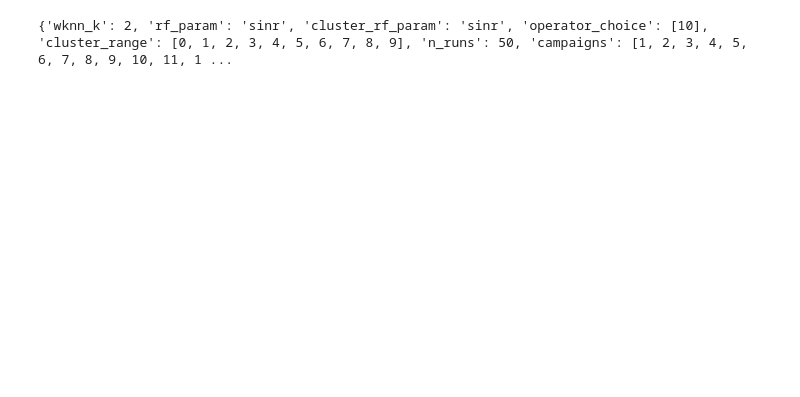
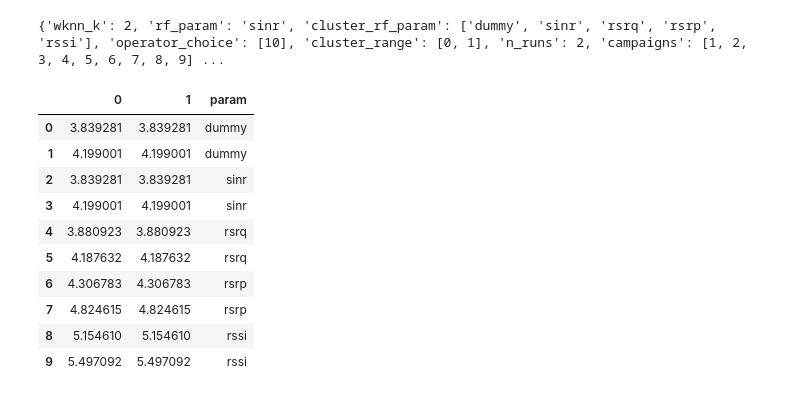
Before and after one commit to Andreas-Espelund/5G_localization, a Jupyter notebook: plotting/plot_clustering.ipynb, the cells around one changed output. Drawn from its saved outputs; the diff is of its cells as text; code cells hidden in the pictures; blank space fills up the shorter version.

```diff
--- a/plotting/plot_clustering.ipynb
+++ b/plotting/plot_clustering.ipynb
@@ -1,20 +1,33 @@
 # %%
 import json
 import os
 
 import pandas as pd
+import seaborn as sns
 
 # Plot the accuracy
 
-dir = '../data/results/experiments/beam_filter_experiment'
+dir = '../data/results/experiments/clustering_experiment_4'
 
 errors_df = pd.read_csv(os.path.join(dir, 'errors.csv')).drop(columns=['Unnamed: 0'])
 complexity_df = pd.read_csv(os.path.join(dir, 'complexity.csv')).drop(columns=['Unnamed: 0'])
-runtime_df = pd.read_csv(os.path.join(dir, 'runtime.csv')).drop(columns=['Unnamed: 0'])
 
 with open(os.path.join(dir, 'config.json')) as f:
     config = json.load(f)
 
 print(config)
+
+errors_df
 # %% [output]
-{'wknn_k': 2, 'rf_param': 'sinr', 'cluster_rf_param': 'sinr', 'operator_choice': [10], 'cluster_range': [0, 1, 2, 3, 4, 5, 6, 7, 8, 9], 'n_runs': 50, 'campaigns': [1, 2, 3, 4, 5, 6, 7, 8, 9, 10, 11, 1 ...
+{'wknn_k': 2, 'rf_param': 'sinr', 'cluster_rf_param': ['dummy', 'sinr', 'rsrq', 'rsrp', 'rssi'], 'operator_choice': [10], 'cluster_range': [0, 1], 'n_runs': 2, 'campaigns': [1, 2, 3, 4, 5, 6, 7, 8, 9] ...
+|  | 0 | 1 | param |
+| 0 | 3.839281 | 3.839281 | dummy |
+| 1 | 4.199001 | 4.199001 | dummy |
+| 2 | 3.839281 | 3.839281 | sinr |
+| 3 | 4.199001 | 4.199001 | sinr |
+| 4 | 3.880923 | 3.880923 | rsrq |
+| 5 | 4.187632 | 4.187632 | rsrq |
+| 6 | 4.306783 | 4.306783 | rsrp |
+| 7 | 4.824615 | 4.824615 | rsrp |
+| 8 | 5.154610 | 5.154610 | rssi |
+| 9 | 5.497092 | 5.497092 | rssi |
```
Also changed, not shown: parts of 2 cells of this notebook, 7 other files.
